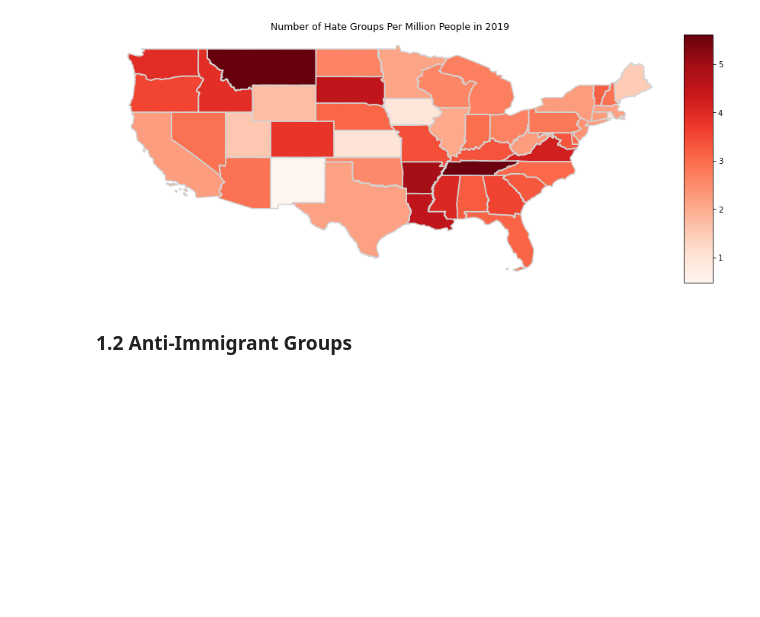
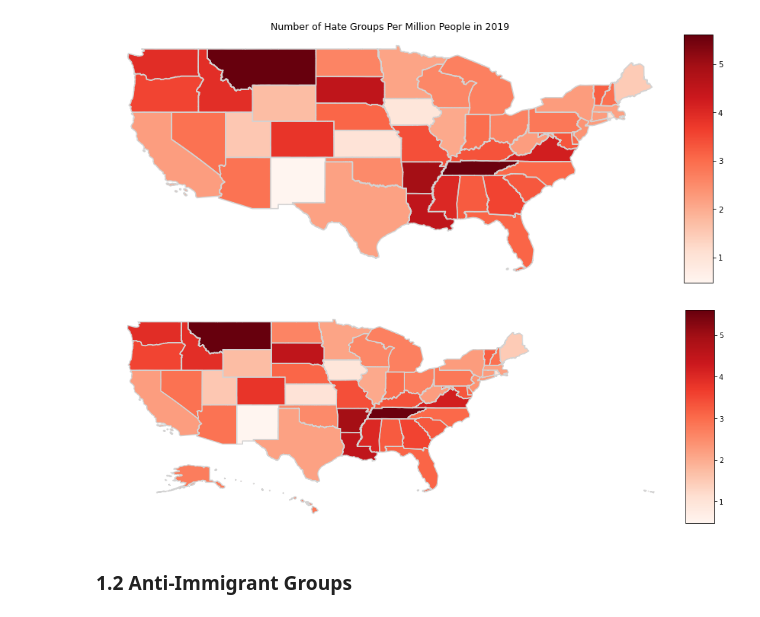
Before and after one commit to jramtos/hate_groups, a Jupyter notebook: analysis_hate_data.ipynb, the cells around one changed output. Saved outputs shown, nothing was run; the diff lists cells and outputs as text; code cells hidden in the pictures; blank space fills up the shorter version.

```diff
--- a/analysis_hate_data.ipynb
+++ b/analysis_hate_data.ipynb
@@ -81,3 +89,20 @@ plt.show()
+# %%
+c_lim = counts_g[counts_g.State !='District of Columbia']
+m = c_lim.State == 'Hawaii'
+c_lim[m] = c_lim[m].set_geometry(c_lim[m].scale(.7,.7,.7).translate(61, 1))
+m = c_lim.State == 'Alaska'
+c_lim[m] = c_lim[m].set_geometry(c_lim[m].scale(.2,.2,.2).translate(-85, -35))
+
+fig, ax = plt.subplots(figsize=(16,10))
+#plt.title('Number of Hate Groups Per Million People in 2019', size=12.5)
+divider = make_axes_locatable(ax)
+cax = divider.append_axes("right", size="5%", pad=0.1)
+c_lim.plot(column='count_norm',cmap='Reds',legend=True,ax=ax, cax=cax)
+c_lim.boundary.plot(color='lightgrey',ax =ax)
+ax.axis('off')
+plt.show()
+# %% [output]
+[figure, added]
 # %% [markdown]
 ### 1.2 Anti-Immigrant Groups
 # %%
```
Also changed, not shown: parts of 4 cells of this notebook.
